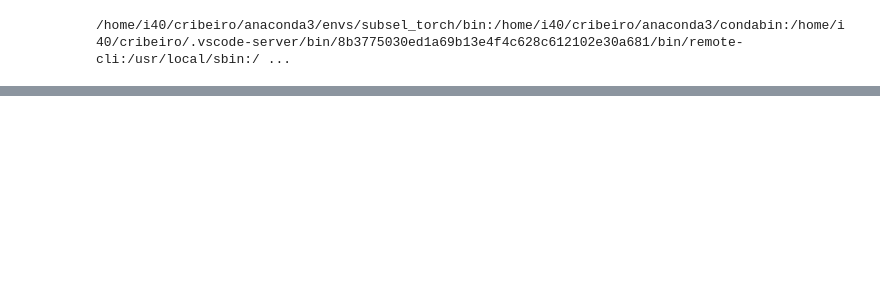
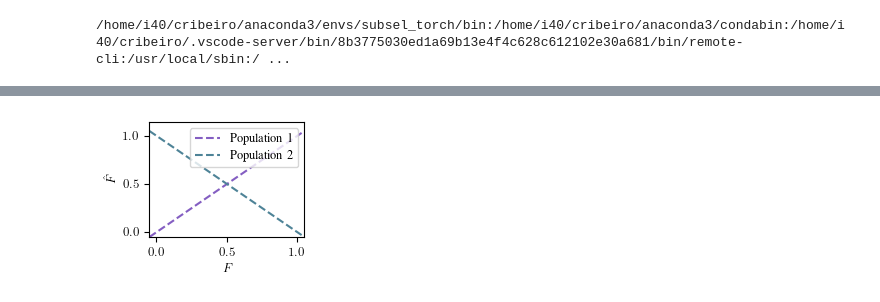
Before and after one commit to jcribeiro98/V-GAN, a Jupyter notebook: images.ipynb, the cells around one changed output, grey strips where cells are left out. Cells and saved outputs as stored; diff of their text form; code cells hidden in the pictures; blank space fills up the shorter version.

```diff
--- a/images.ipynb
+++ b/images.ipynb
@@ -66,0 +102,19 @@ plt.show()
+# %%
+import matplotlib.pyplot as plt
+
+plt.figure(figsize=(8/4, 6/4))
+plt.axline((0, 0), linestyle = "--",slope=1, color = "#845EC2", linewidth = 1.5)
+plt.axline((0, 1), linestyle = "--",slope=-1, color = "#4E8397", linewidth = 1.5)
+
+
+
+#plt.title('V-GAN extracted probability')
+plt.xlabel('$F$')
+plt.ylabel('$\\hat{F}$')
+plt.legend(["Population 1","Population 2"])
+plt.xlim(xlim)
+plt.ylim(ylim)
+plt.savefig("experiments/Synthetic/ideal_ss_experiment.png", dpi=1000)
+plt.show()
+# %% [output]
+[figure, added]
```
Also changed, not shown: parts of 10 cells of this notebook, 2 other files.
